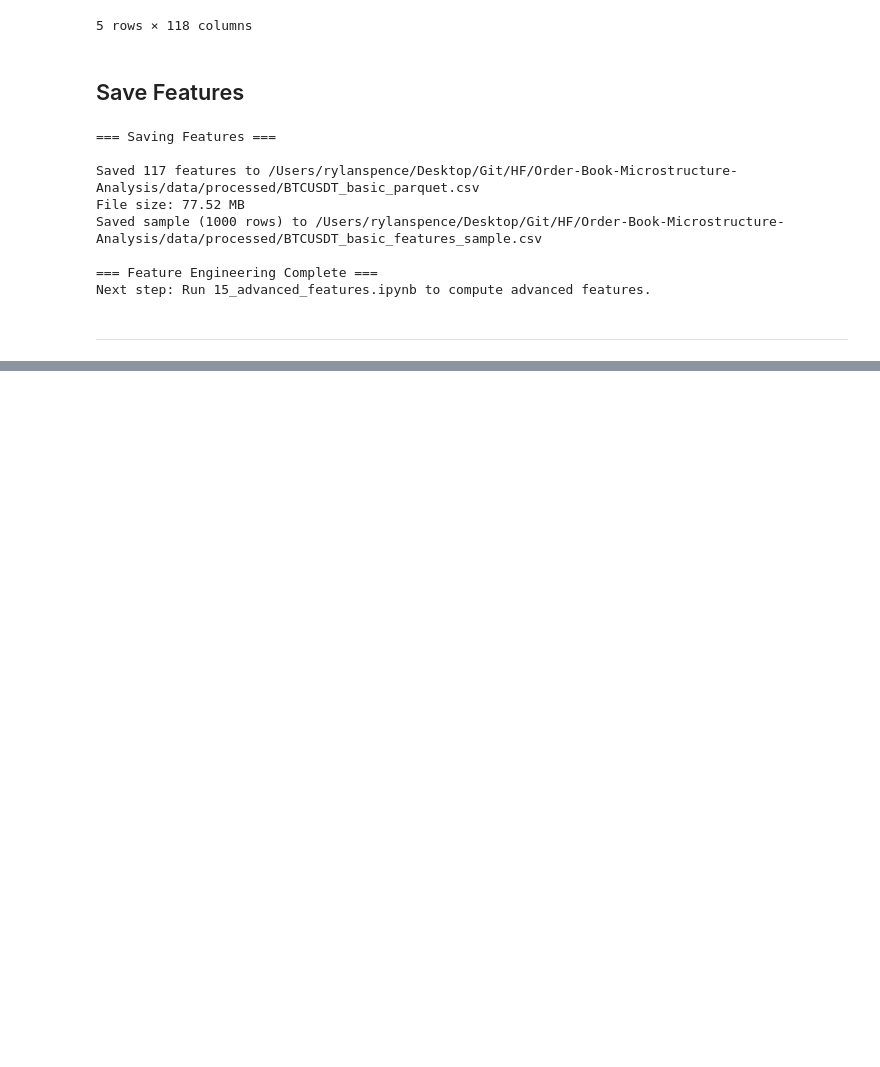
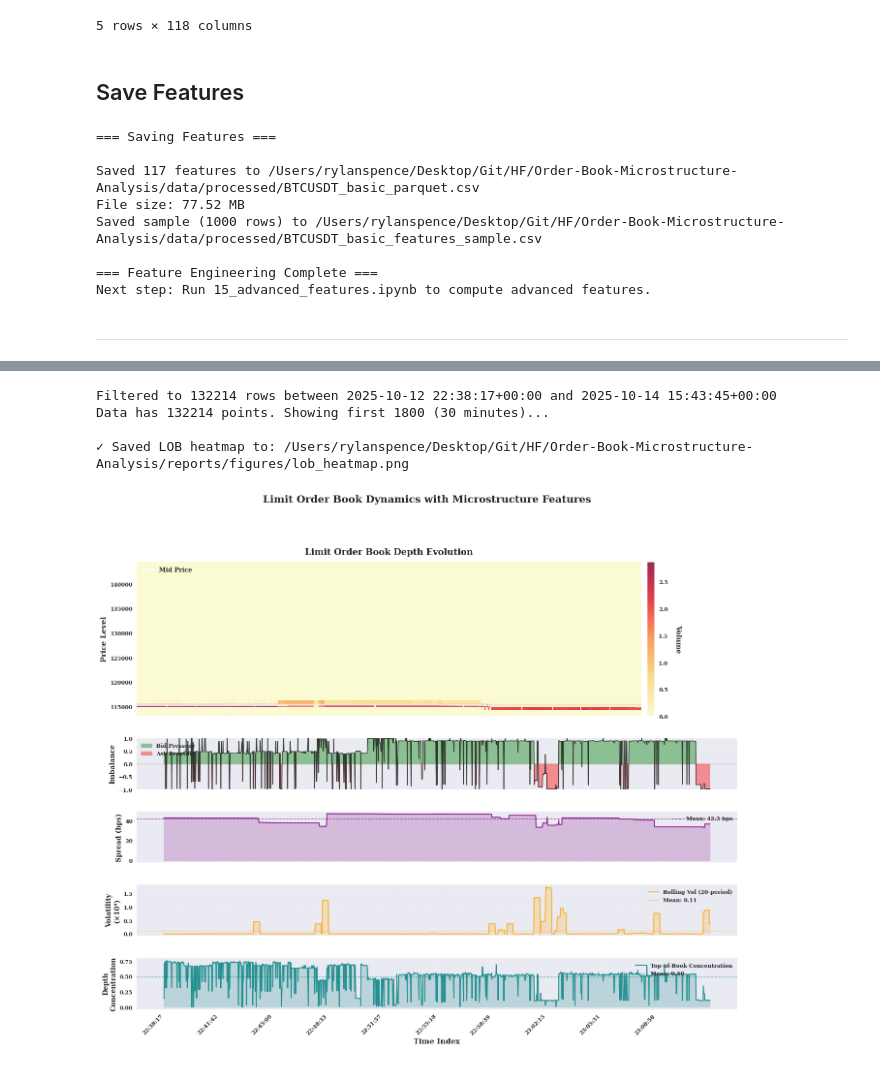
Before and after one commit to rspence821505/Order-Book-Microstructure-Analysis, a Jupyter notebook: notebooks/10_basic_features.ipynb, the cells around one changed output, grey strips where cells are left out. Cells and saved outputs as stored; diff of their text form; code cells hidden in the pictures; blank space fills up the shorter version.

```diff
--- a/notebooks/10_basic_features.ipynb
+++ b/notebooks/10_basic_features.ipynb
@@ -1537,0 +1449,14 @@ ValueError: zero-size array to reduction operation fmin which has no identity
+# %%
+fig, axes = create_lob_heatmap_with_features(
+    lob_df=lob_df,
+    basic_features=basic_features,
+    start_time=basic_features['timestamp'].iloc[0],
+    end_time=basic_features['timestamp'].iloc[-1],
+    save_path=FIGURES_DIR / 'lob_heatmap.png'
+)
+# %% [output]
+Filtered to 132214 rows between 2025-10-12 22:38:17+00:00 and 2025-10-14 15:43:45+00:00
+Data has 132214 points. Showing first 1800 (30 minutes)...
+
+✓ Saved LOB heatmap to: /Users/rylanspence/Desktop/Git/HF/Order-Book-Microstructure-Analysis/reports/figures/lob_heatmap.png
+[figure, added]
```
Also changed, not shown: parts of 3 cells of this notebook, 17 other files.
